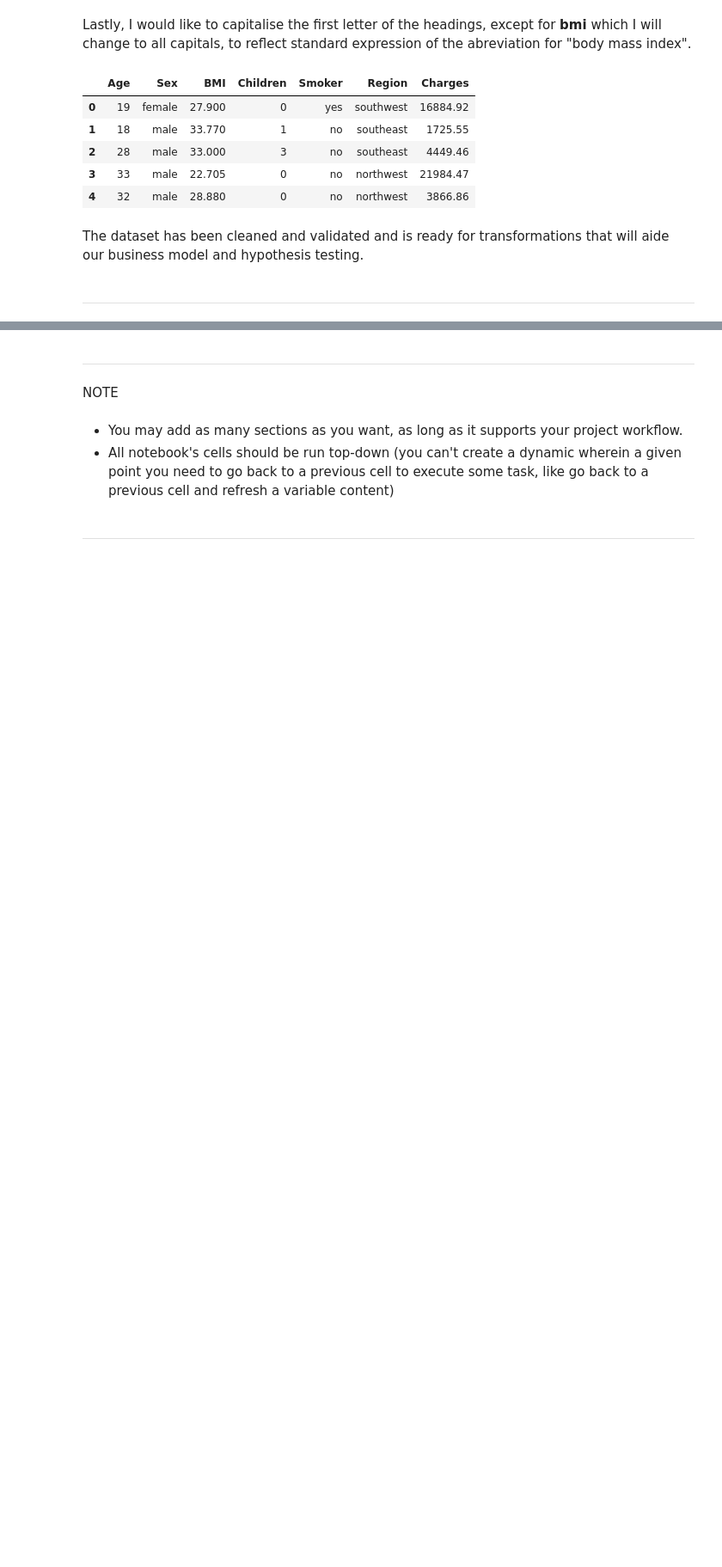
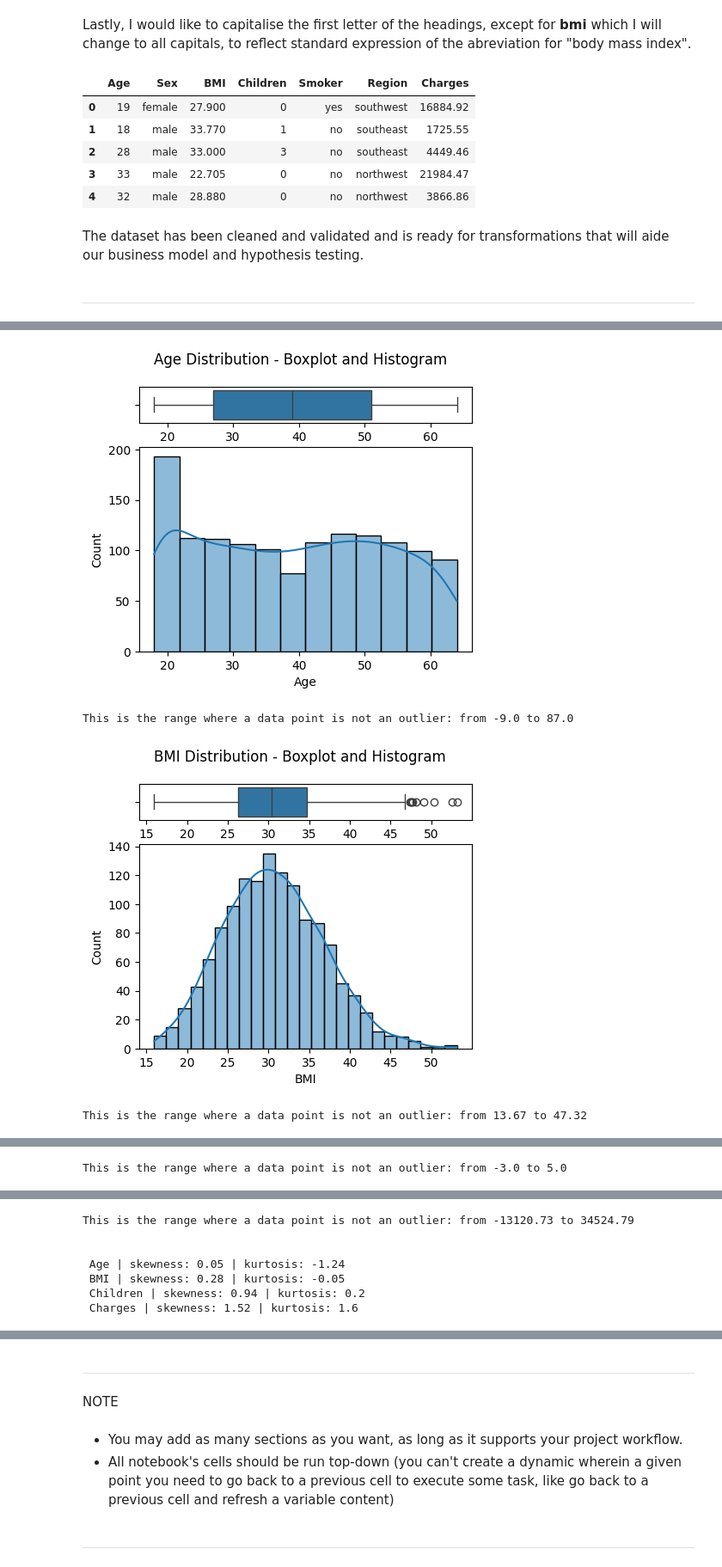
Before and after one commit to Hamza-Murshad/Hackathon2_project_team3, a Jupyter notebook: jupyter_notebooks/ETL.ipynb, the cells around one changed output, grey strips where cells are left out. Shown: that part at 86% size. Drawn from its saved outputs; the diff is of its cells as text; code cells hidden in the pictures; blank space fills up the shorter version.

```diff
--- a/jupyter_notebooks/ETL.ipynb
+++ b/jupyter_notebooks/ETL.ipynb
@@ -266,0 +275,27 @@ The dataset has been cleaned and validated and is ready for transformations that
+# %%
+def plot_histogram_and_boxplot(df):
+  for col in df.select_dtypes(include='number').columns:
+    fig, axes = plt.subplots(nrows=2 ,ncols=1 ,figsize=(5,4), gridspec_kw={"height_ratios": (.15, .85)})
+    sns.boxplot(data=df, x=col, ax=axes[0])
+    sns.histplot(data=df, x=col, kde=True, ax=axes[1])
+    fig.suptitle(f"{col} Distribution - Boxplot and Histogram")
+    plt.show()
+
+    IQR = df[col].quantile(q=0.75) - df[col].quantile(q=0.25)
+    print(
+        f"This is the range where a data point is not an outlier: from "
+        f"{(df[col].quantile(q=0.25) - 1.5*IQR).round(2)} to "
+        f"{(df[col].quantile(q=0.75) + 1.5*IQR).round(2)}")
+    print("\n")
+
+def calculate_skew_kurtosis(df, col):
+  for col in df.select_dtypes(include='number').columns:
+    print(f" {col} | skewness: {df[col].skew().round(2)} | kurtosis: {df[col].kurtosis().round(2)}")
+
+plot_histogram_and_boxplot(df)
+calculate_skew_kurtosis(df, col)
+# %% [output]
+[figure, added]
+This is the range where a data point is not an outlier: from -9.0 to 87.0
+[figure, added]
+This is the range where a data point is not an outlier: from 13.67 to 47.32
@@ -266,0 +303 @@ The dataset has been cleaned and validated and is ready for transformations that
+This is the range where a data point is not an outlier: from -3.0 to 5.0
@@ -266,0 +305,7 @@ The dataset has been cleaned and validated and is ready for transformations that
+This is the range where a data point is not an outlier: from -13120.73 to 34524.79
+
+
+ Age | skewness: 0.05 | kurtosis: -1.24
+ BMI | skewness: 0.28 | kurtosis: -0.05
+ Children | skewness: 0.94 | kurtosis: 0.2
+ Charges | skewness: 1.52 | kurtosis: 1.6
```
Also changed, not shown: parts of 10 cells of this notebook, 1 other file.
